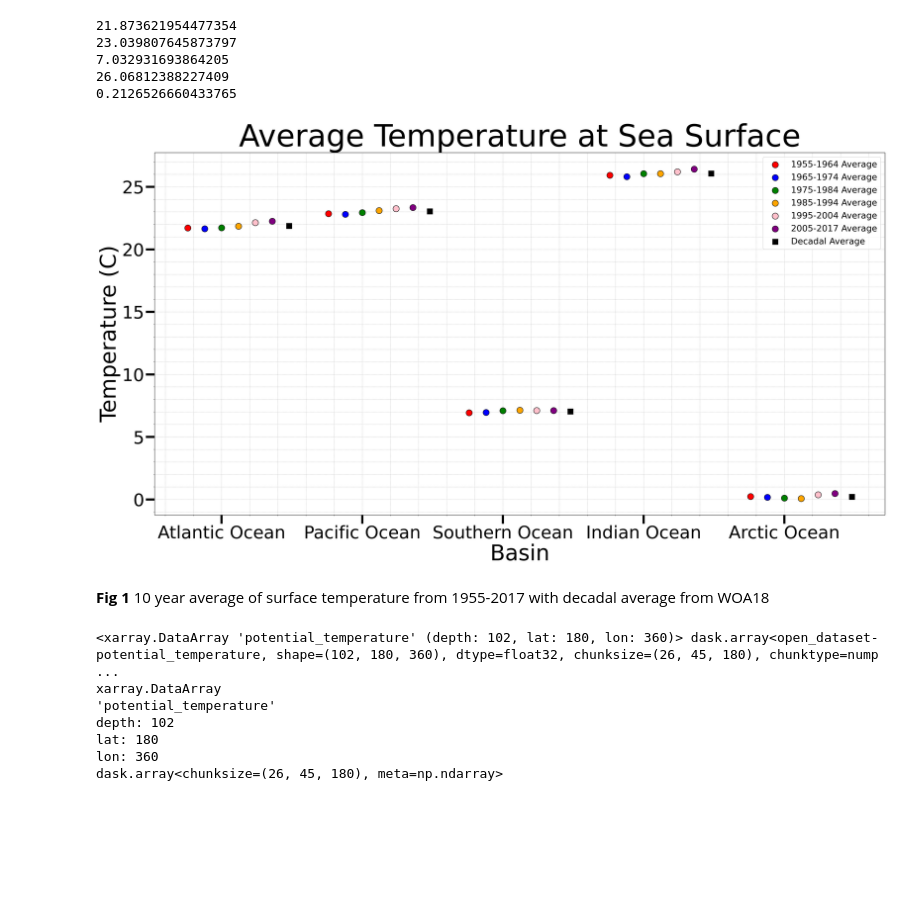
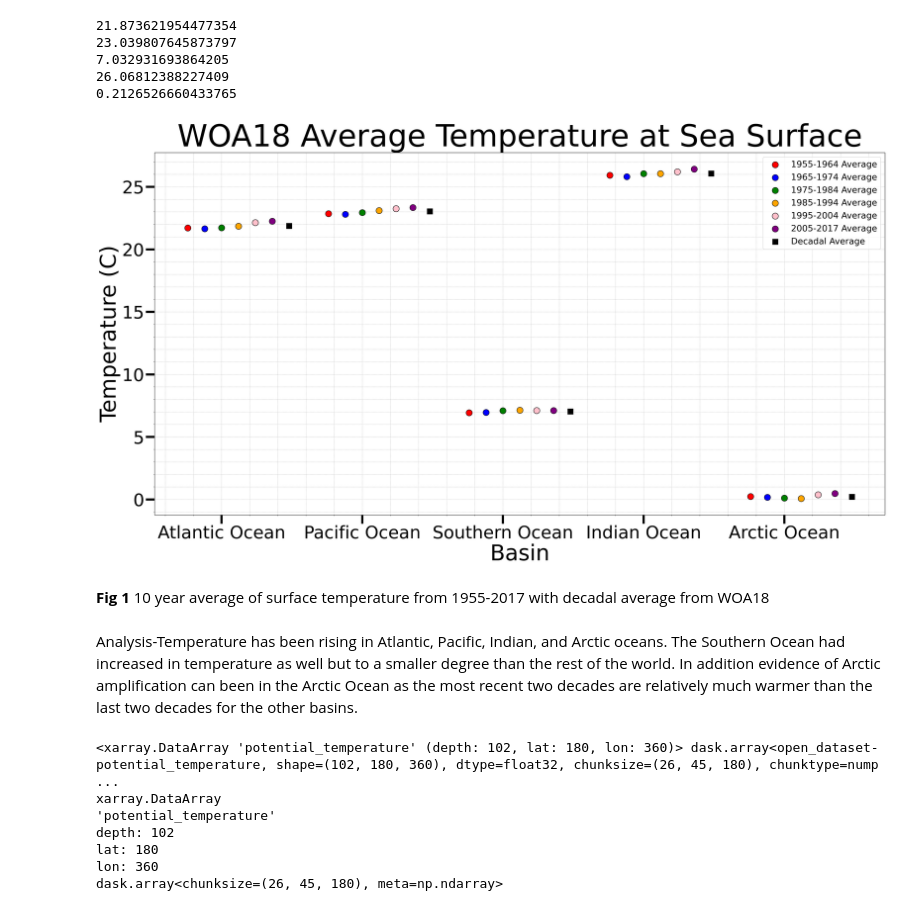
Before and after one commit to ees-climate-fall24/wassel_final_project, a Jupyter notebook: notebooks/final_project.ipynb, the cells around one changed output. Cells and saved outputs as stored; diff of their text form; code cells hidden in the pictures; blank space fills up the shorter version.

```diff
--- a/notebooks/final_project.ipynb
+++ b/notebooks/final_project.ipynb
@@ -428,37 +428,39 @@ X_axis = np.arange(len(X))
 
 
 marker_size = 200  # setting marker size
 shift = 0.12 #adding shift to neatly space scatter points
 
 # Scatter plot for each time period
 ax.scatter(X_axis - 2 * shift, woa_55_64_0, color='r', s=marker_size, label='1955-1964 Average', edgecolor='black')
 ax.scatter(X_axis - shift, woa_65_74_0, color='blue', s=marker_size, label='1965-1974 Average', edgecolor='black')
 ax.scatter(X_axis, woa_75_84_0, color='green', s=marker_size, label='1975-1984 Average', edgecolor='black')
 ax.scatter(X_axis + shift, woa_85_94_0, color='orange', s=marker_size, label='1985-1994 Average', edgecolor='black')
 ax.scatter(X_axis + 2 * shift, woa_95_04_0, color='pink', s=marker_size, label='1995-2004 Average', edgecolor='black')
 ax.scatter(X_axis + 3 * shift, woa_05_17_0, color='purple', s=marker_size, label='2005-2017 Average', edgecolor='black')
 ax.scatter(X_axis + 4 * shift, woa_dec_0, color='black', s=marker_size, label='Decadal Average', edgecolor='white', marker='s')
 #ax.scatter(X_axis, woa_75_84_0, color='green', s=marker_size, edgecolor='black')
 
 # Grid, ticks, and labels
 ax.grid(linewidth=0.5, linestyle='--', which='both', axis='both')
 ax.set_axisbelow(True)
 plt.xticks(X_axis, X, fontsize=40)
 plt.yticks(fontsize=40)
 plt.xlabel("Basin", fontsize=50)
 plt.ylabel("Temperature (C)", fontsize=50 )
-plt.title("Average Temperature at Sea Surface", fontsize=70)
+plt.title("WOA18 Average Temperature at Sea Surface", fontsize=70)
 #plt.ylim(270, 302)
 ax.minorticks_on()
 
 # Legend and tick adjustments
 ax.legend(fontsize=20)
 ax.tick_params(which='major', width=5)
 ax.tick_params(which='major', length=20)
 # %% [output]
-[figure, old version]
+[figure, new version]
 # %% [markdown]
  **Fig 1** 10 year average of surface temperature from 1955-2017 with decadal average from WOA18
+# %% [markdown]
+Analysis-Temperature has been rising in Atlantic, Pacific, Indian, and Arctic oceans. The Southern Ocean had increased in temperature as well but to a smaller degree than the rest of the world. In addition evidence of Arctic amplification can been in the Arctic Ocean as the most recent two decades are relatively much warmer than the last two decades for the other basins.
 # %%
 woa18_decav_potential_temp
 # %% [output]
```
Also changed, not shown: parts of 7 cells of this notebook.
